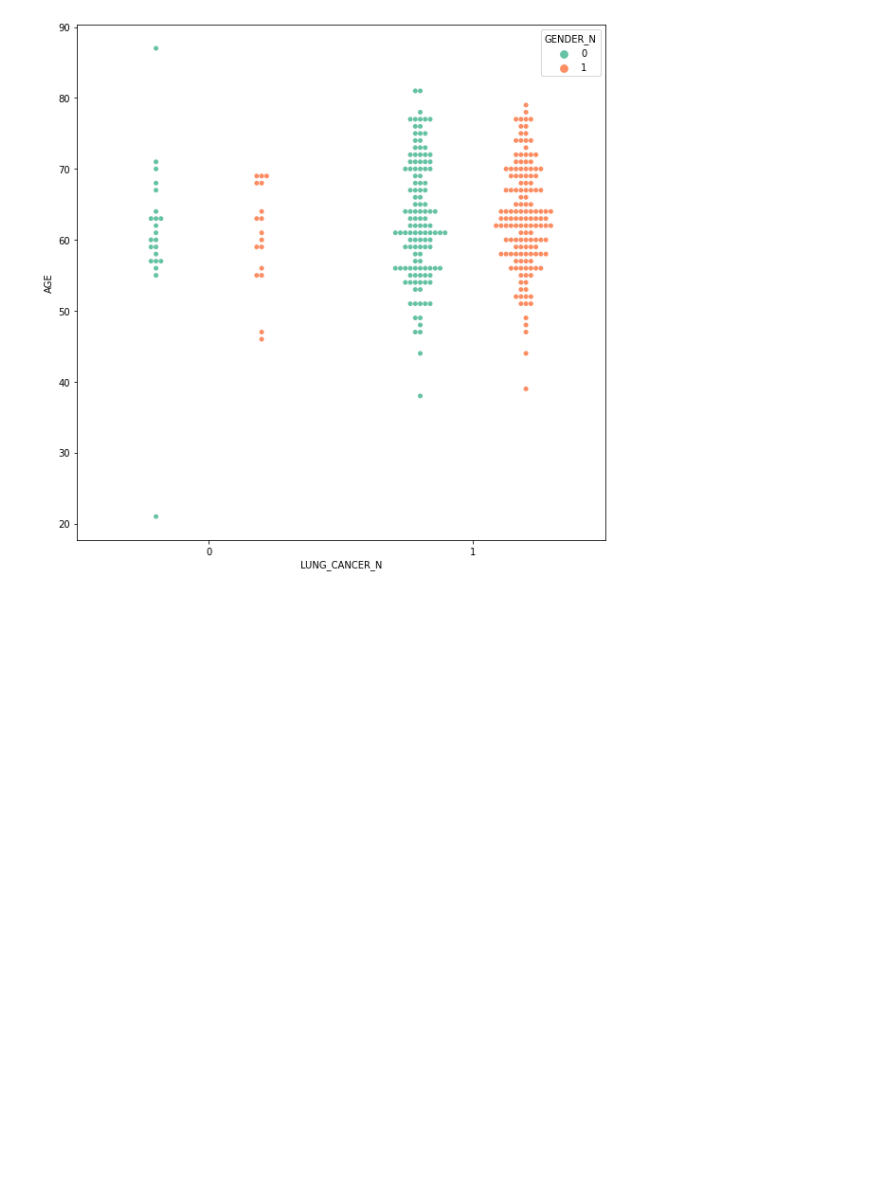
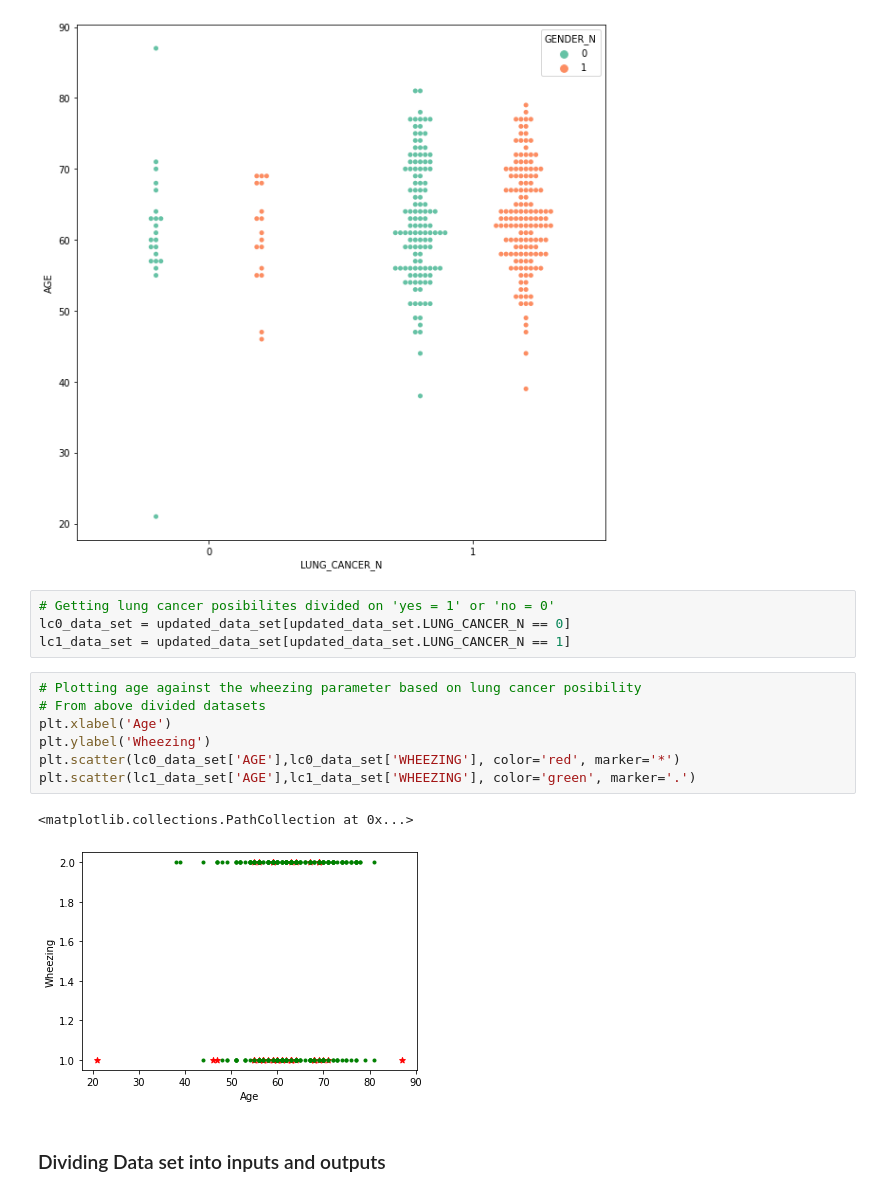
Before and after one commit to jayasith/ML_Assignment2_IT19070704_IT19079264_IT19076362_IT19041926, a Jupyter notebook: logistic-regression-model.ipynb, the cells around one changed output. Cells and saved outputs as stored; diff of their text form; blank space fills up the shorter version.

Commit message:
data spliting process completed

```diff
--- a/logistic-regression-model.ipynb
+++ b/logistic-regression-model.ipynb
@@ -136,3 +136,19 @@ sbn.swarmplot(x='LUNG_CANCER_N', y='AGE',hue='GENDER_N',palette='Set2',dodge=Tru
 # %% [output]
 <AxesSubplot:xlabel='LUNG_CANCER_N', ylabel='AGE'>
 [figure]
+# %%
+# Getting lung cancer posibilites divided on 'yes = 1' or 'no = 0'
+lc0_data_set = updated_data_set[updated_data_set.LUNG_CANCER_N == 0]
+lc1_data_set = updated_data_set[updated_data_set.LUNG_CANCER_N == 1]
+# %%
+# Plotting age against the wheezing parameter based on lung cancer posibility
+# From above divided datasets
+plt.xlabel('Age')
+plt.ylabel('Wheezing')
+plt.scatter(lc0_data_set['AGE'],lc0_data_set['WHEEZING'], color='red', marker='*')
+plt.scatter(lc1_data_set['AGE'],lc1_data_set['WHEEZING'], color='green', marker='.')
+# %% [output]
+<matplotlib.collections.PathCollection at 0x...>
+[figure, added]
+# %% [markdown]
+### Dividing Data set into inputs and outputs
```
Also changed, not shown: parts of 3 cells of this notebook.
